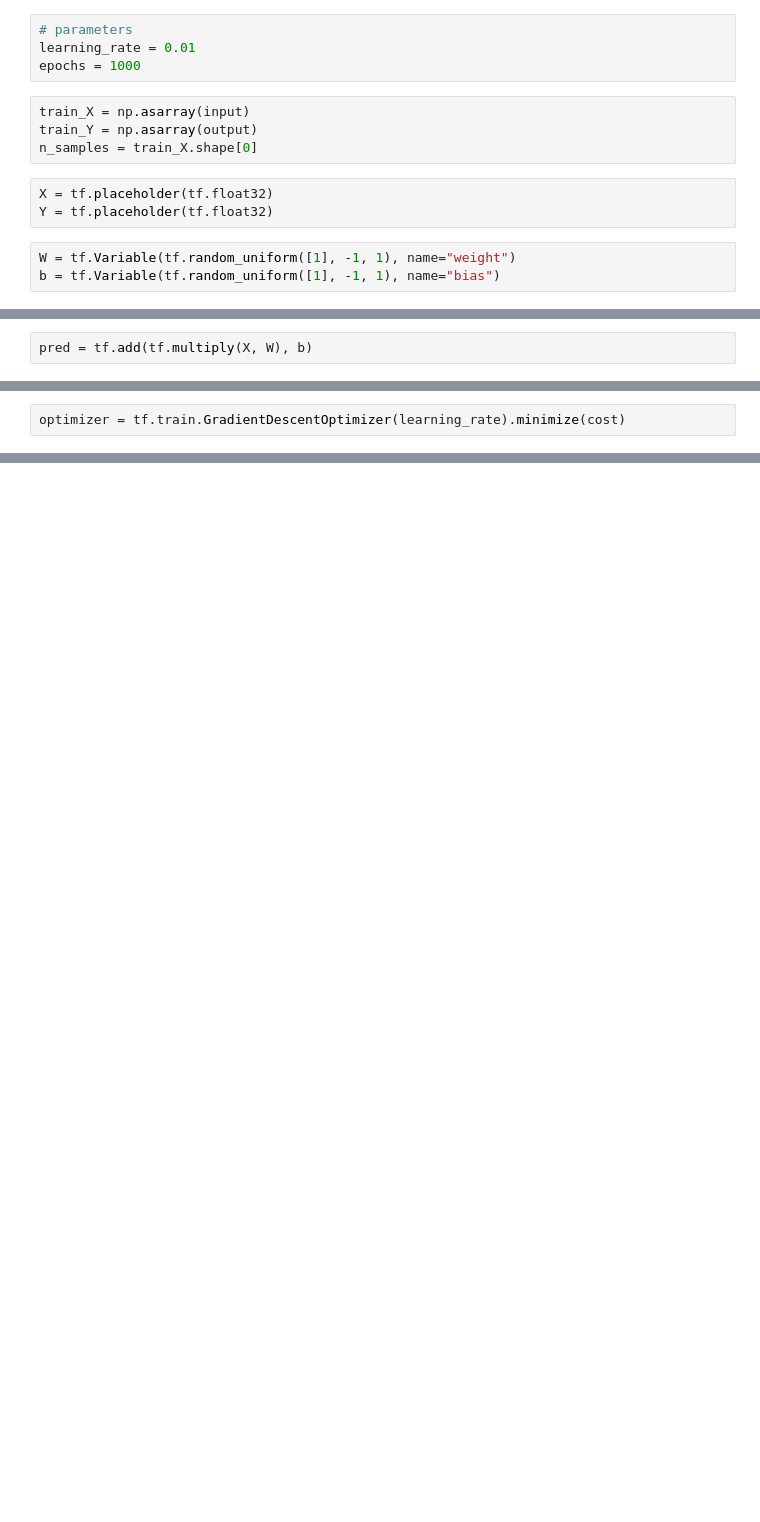
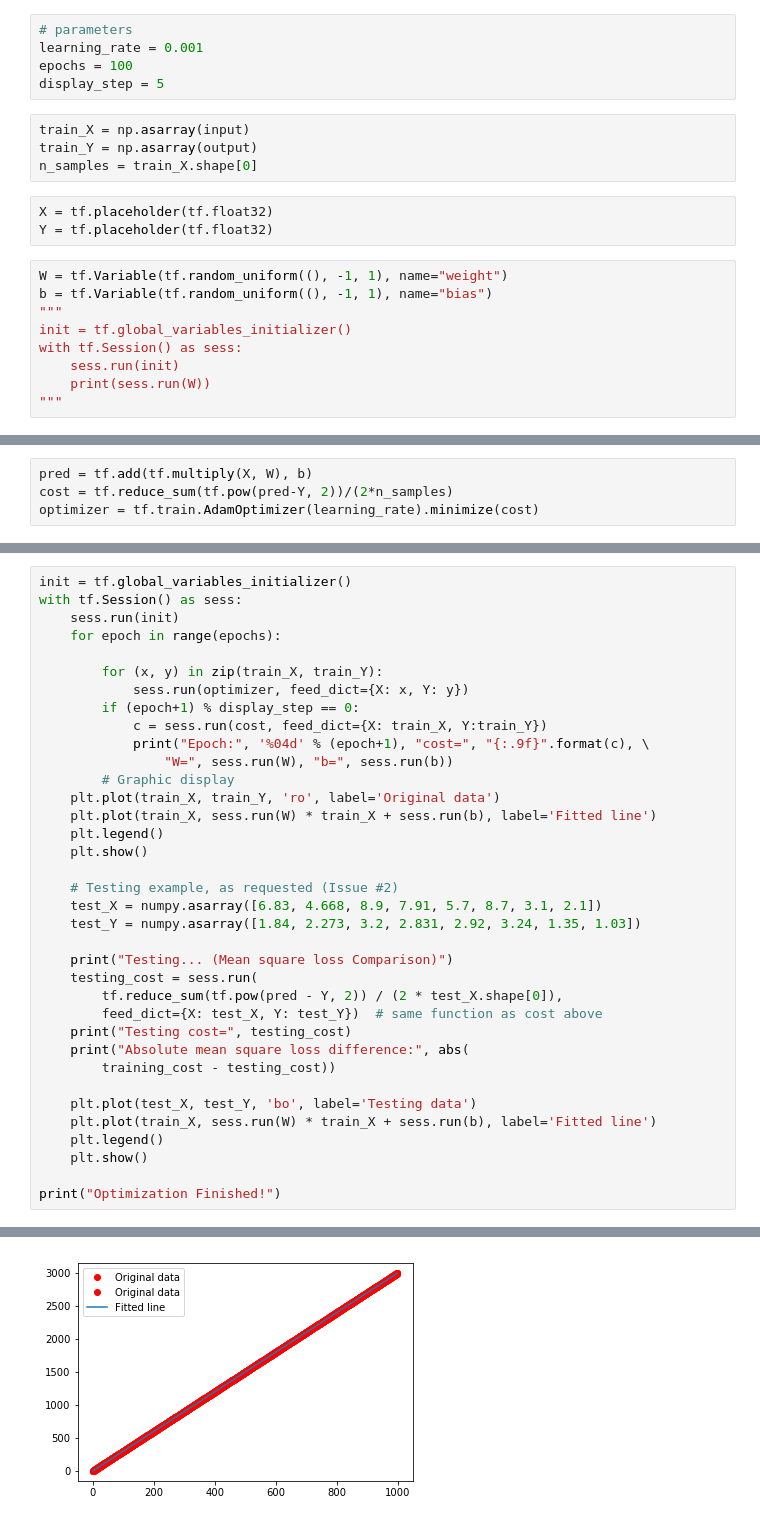
Before and after one commit to jhyang12345/rgb_to_grayscale, a Jupyter notebook: custom_function_example.ipynb, the cells around one changed output, grey strips where cells are left out. Cells and saved outputs as stored; diff of their text form; blank space fills up the shorter version.

Commit message:
added test function notebooks for reference

```diff
--- a/custom_function_example.ipynb
+++ b/custom_function_example.ipynb
@@ -11,8 +11,9 @@ for x in range(10000):
     output.append(f(x))
 # %%
 # parameters
-learning_rate = 0.01
-epochs = 1000
+learning_rate = 0.001
+epochs = 100
+display_step = 5
 # %%
 train_X = np.asarray(input)
 train_Y = np.asarray(output)
@@ -21,5 +22,11 @@ n_samples = train_X.shape[0]
 X = tf.placeholder(tf.float32)
 Y = tf.placeholder(tf.float32)
 # %%
-W = tf.Variable(tf.random_uniform([1], -1, 1), name="weight")
-b = tf.Variable(tf.random_uniform([1], -1, 1), name="bias")
+W = tf.Variable(tf.random_uniform((), -1, 1), name="weight")
+b = tf.Variable(tf.random_uniform((), -1, 1), name="bias")
+"""
+init = tf.global_variables_initializer()
+with tf.Session() as sess:
+    sess.run(init)
+    print(sess.run(W))
+"""
@@ -26,2 +35,4 @@ b = tf.Variable(tf.random_uniform([1], -1, 1), name="bias")
 # %%
 pred = tf.add(tf.multiply(X, W), b)
+cost = tf.reduce_sum(tf.pow(pred-Y, 2))/(2*n_samples)
+optimizer = tf.train.AdamOptimizer(learning_rate).minimize(cost)
@@ -30,2 +39,37 @@ cost = tf.reduce_sum(tf.pow(pred-Y, 2))/(2*n_samples)
-# %%
-optimizer = tf.train.GradientDescentOptimizer(learning_rate).minimize(cost)
+# %%
+init = tf.global_variables_initializer()
+with tf.Session() as sess:
+    sess.run(init)
+    for epoch in range(epochs):
+
+        for (x, y) in zip(train_X, train_Y):
+            sess.run(optimizer, feed_dict={X: x, Y: y})
+        if (epoch+1) % display_step == 0:
+            c = sess.run(cost, feed_dict={X: train_X, Y:train_Y})
+            print("Epoch:", '%04d' % (epoch+1), "cost=", "{:.9f}".format(c), \
+                "W=", sess.run(W), "b=", sess.run(b))
+        # Graphic display
+    plt.plot(train_X, train_Y, 'ro', label='Original data')
+    plt.plot(train_X, sess.run(W) * train_X + sess.run(b), label='Fitted line')
+    plt.legend()
+    plt.show()
+
+    # Testing example, as requested (Issue #2)
+    test_X = numpy.asarray([6.83, 4.668, 8.9, 7.91, 5.7, 8.7, 3.1, 2.1])
+    test_Y = numpy.asarray([1.84, 2.273, 3.2, 2.831, 2.92, 3.24, 1.35, 1.03])
+
+    print("Testing... (Mean square loss Comparison)")
+    testing_cost = sess.run(
+        tf.reduce_sum(tf.pow(pred - Y, 2)) / (2 * test_X.shape[0]),
+        feed_dict={X: test_X, Y: test_Y})  # same function as cost above
+    print("Testing cost=", testing_cost)
+    print("Absolute mean square loss difference:", abs(
+        training_cost - testing_cost))
+
+    plt.plot(test_X, test_Y, 'bo', label='Testing data')
+    plt.plot(train_X, sess.run(W) * train_X + sess.run(b), label='Fitted line')
+    plt.legend()
+    plt.show()
+
+print("Optimization Finished!")
+# %% [output]
@@ -31,0 +96 @@ optimizer = tf.train.GradientDescentOptimizer(learning_rate).minimize(cost)
+[figure, added]
```
Also changed, not shown: parts of 4 cells of this notebook, 6 other files.
